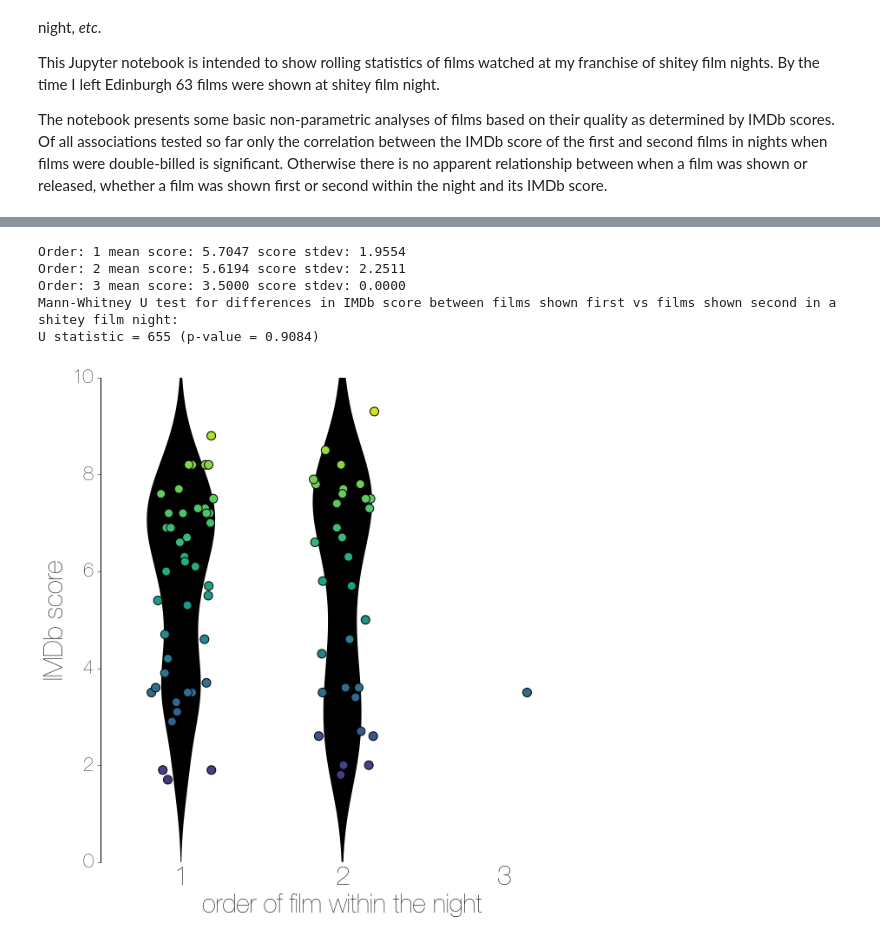
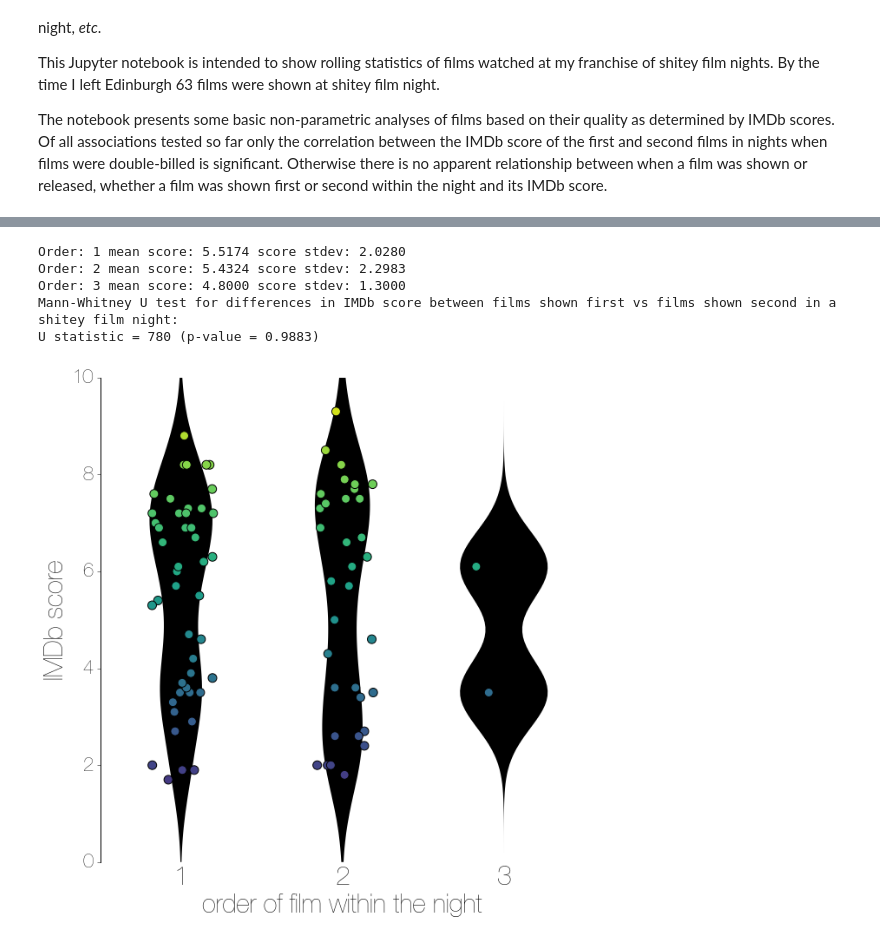
Before and after one commit to evogytis/ShMDb, a Jupyter notebook: Birdemic aka scripts/ShMDb analysis.ipynb, the cells around one changed output, grey strips where cells are left out. Saved outputs shown, nothing was run; the diff lists cells and outputs as text; code cells hidden in the pictures.

Commit message:
Update with Life day films and analysis.

```diff
--- a/Birdemic aka scripts/ShMDb analysis.ipynb
+++ b/Birdemic aka scripts/ShMDb analysis.ipynb
@@ -90,7 +88,7 @@ all_films=[]
 imdb_dict={}
 night_films={}
 
-for line in open(spreadsheet,'r'):
+for line in open(spreadsheet,'rU'):
     l=line.strip('\n').split('\t')
     if l[0]=='film':
         header=l
@@ -118,12 +116,17 @@ billed_with=column(all_films,9)
 keywords=column(all_films,10)
 notes=column(all_films,11)
 
-timeline=['2013-%02d-01'%(x) for x in range(9,13)]
-timeline+=['2014-%02d-01'%(x) for x in range(1,13)]
-timeline+=['2015-%02d-01'%(x) for x in range(1,13)]
-timeline+=['2016-%02d-01'%(x) for x in range(1,int(dt.datetime.strftime(dt.datetime.now(),'%m'))+2)]
+now=dt.datetime.strftime(dt.datetime.now(),'%Y-%m')
+start_yr=2013
+start_mon=8
+
+end_yr,end_mon=map(int,now.split('-'))
+if end_mon==12:
+    end_yr+=1
+
+timeline=['%04d-%02d-01'%(y,m) for y in range(start_yr,end_yr+1) for m in range(1,13) if decimalDate('%04d-%02d-01'%(y,m))<decimalDate(now,'%Y-%m')+2/12.0 and start_yr+(start_mon-1)/12.0<decimalDate('%04d-%02d-01'%(y,m))]
+
 digital_timeline=map(decimalDate,timeline)
-
 print len(all_films)
 
 pd_films=pd.read_csv(spreadsheet,sep='\t')
@@ -258,35 +261,71 @@ for i in orders_in_night:
         x_grid=np.linspace(0,10,100)
         kde = gaussian_kde(scores,bw_method=0.4) #calculates the kernel density
         v1 = kde.evaluate(x_grid)
 
         ax.fill_betweenx(x_grid,[x-w for w in v1],[x+w for w in v1],facecolor='k',edgecolor='none',alpha=1)
 
     print 'Order: %d mean score: %.4f score stdev: %.4f'%(x,y,np.std(scores))
 
     ax.scatter([i+np.random.uniform(-0.2,0.2) for w in scores],scores,s=100,zorder=100,c=[mpl.cm.viridis(w/10.0) for w in scores])
 
 print 'Mann-Whitney U test for differences in IMDb score between films shown first vs films shown second in a shitey film night:\nU statistic = %d (p-value = %.4f)'%(mannwhitneyu(stat_test[1],stat_test[2]))
 
 ax.set_ylim(0,10)
 ax.set_xlim(0.5,len(orders_in_night)+0.5)
 ax.set_xticks(orders_in_night)
 ax.set_xticklabels(orders_in_night)
 
 ax.tick_params(axis='y',direction='out')
 ax.tick_params(axis='x',size=0,labelsize=30)
 
 ax.set_ylabel('IMDb score',size=30)
 ax.set_xlabel('order of film within the night',size=30)
 ax.xaxis.tick_bottom()
 ax.yaxis.tick_left()
 ax.spines['top'].set_visible(False)
 ax.spines['right'].set_visible(False)
 ax.spines['bottom'].set_visible(False)
 plt.show()
+
+
+fig,ax = plt.subplots(figsize=(10, 10),facecolor='w')
+
+nights=[film_names[i] for i,x in enumerate(shown_on) if shown_on.count(x)==2]
+
+diff=[]
+for i in range(0,len(nights),2):
+    film1=nights[i]
+    film2=nights[i+1]
+    if imdb_dict.has_key(film1)==True and imdb_dict.has_key(film2)==True:
+        diff.append(imdb_dict[film1]-imdb_dict[film2])
+
+x_grid=np.linspace(-10,10,200)
+kde = gaussian_kde(diff,bw_method=0.4) #calculates the kernel density
+v1 = kde.evaluate(x_grid)
+
+ax.fill_between(x_grid,v1,facecolor='k',edgecolor='none',alpha=0.2)
+
+ax.scatter(diff,[np.random.uniform(min(v1)+0.001,kde.evaluate(w)) for w in diff],s=100,zorder=100,c=[mpl.cm.viridis((w-min(diff))/(max(diff)-min(diff))) for w in diff])
+
+ax.axvline(0.0,color='grey',ls='--')
+ax.set_ylim(0.0,max(v1)+0.01)
+ax.set_xlim(min(diff)-1.0,max(diff)+1.0)
+
+ax.tick_params(axis='y',direction='out')
+ax.tick_params(axis='x',size=0,labelsize=30)
+
+ax.set_ylabel('density',size=30)
+ax.set_xlabel('IMDb$_{film1}$ $-$ IMDb$_{film2}$',size=30)
+ax.xaxis.tick_bottom()
+ax.yaxis.tick_left()
+ax.spines['top'].set_visible(False)
+ax.spines['right'].set_visible(False)
+
+plt.show()
 # %% [output]
-Order: 1 mean score: 5.7047 score stdev: 1.9554
-Order: 2 mean score: 5.6194 score stdev: 2.2511
-Order: 3 mean score: 3.5000 score stdev: 0.0000
+Order: 1 mean score: 5.5174 score stdev: 2.0280
+Order: 2 mean score: 5.4324 score stdev: 2.2983
+Order: 3 mean score: 4.8000 score stdev: 1.3000
 Mann-Whitney U test for differences in IMDb score between films shown first vs films shown second in a shitey film night:
-U statistic = 655 (p-value = 0.9084)
+U statistic = 780 (p-value = 0.9883)
-[figure, old version]
+[figure, new version]
```
Also changed, not shown: parts of 12 cells of this notebook, 2 other files.
